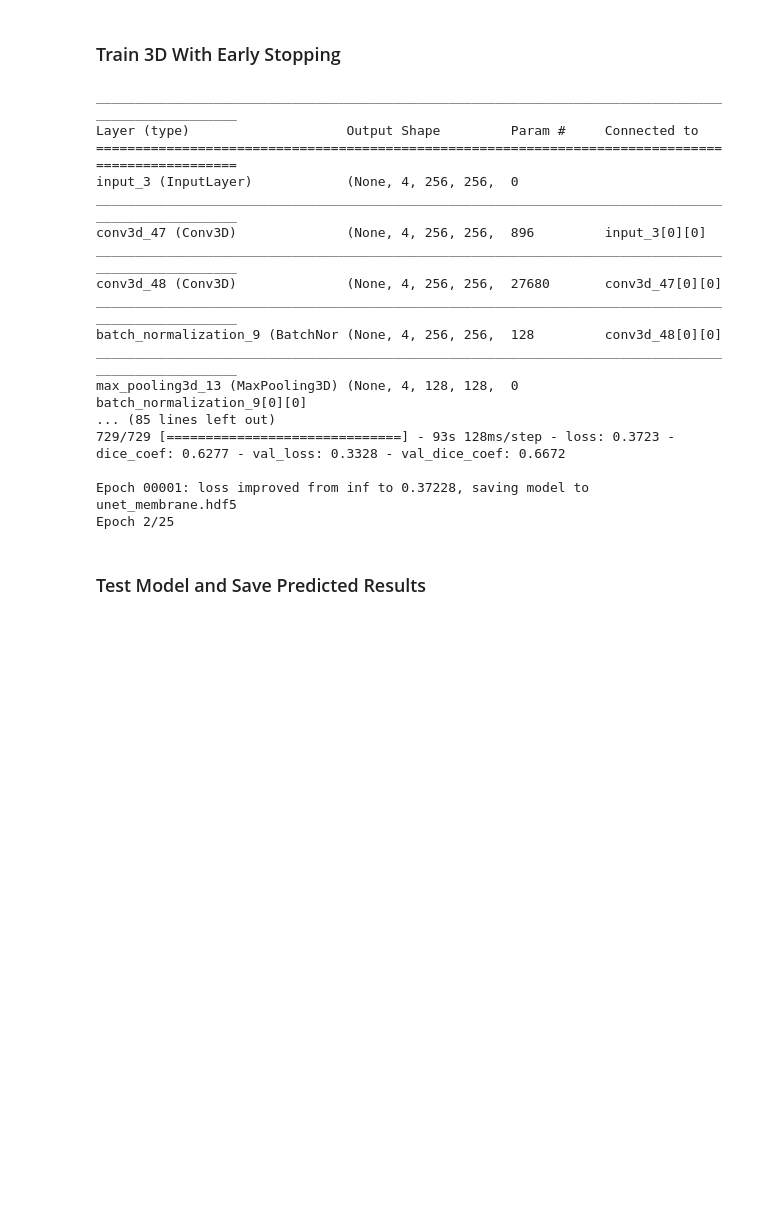
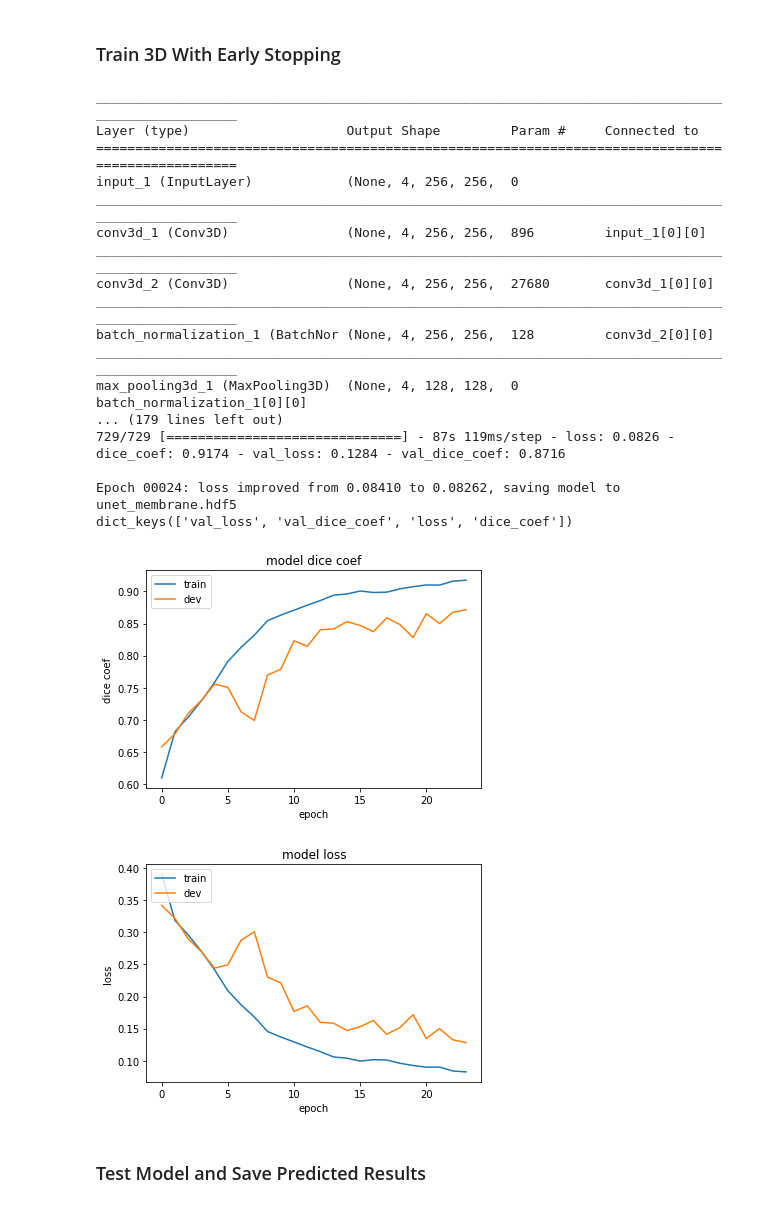
Before and after one commit to sara-nasiriamini/cnn-based-semantic-segmentation-of-aorta, a Jupyter notebook: unet-final/train_3D.ipynb, the cells around one changed output. Cells and saved outputs as stored; diff of their text form; code cells hidden in the pictures; blank space fills up the shorter version.

```diff
--- a/unet-final/train_3D.ipynb
+++ b/unet-final/train_3D.ipynb
@@ -22,7 +22,7 @@ The input shape of mask: (num_z_img, batch_size, rows,cols, channel = 3) (4x256x
 ### Train 3D With Early Stopping
 # %%
 callbacks = [
-    EarlyStopping(monitor='loss', min_delta=0.02, patience=2, verbose=0),
+    EarlyStopping(monitor='loss', min_delta=0.02, patience=8, verbose=0),
     ModelCheckpoint('unet_membrane.hdf5', monitor='loss',verbose = 1, save_best_only = True),
 ]
 
@@ -37,42 +37,44 @@ model = unet3d()
 history = model.fit(x_train, y_train, validation_data=(x_dev, y_dev), batch_size = 4, epochs = 25, callbacks = callbacks)
 
 print(history.history.keys())
 
 # summarize history for dice score
 plt.plot(history.history['dice_coef'])
 plt.plot(history.history['val_dice_coef'])
 plt.title('model dice coef')
 plt.ylabel('dice coef')
 plt.xlabel('epoch')
 plt.legend(['train', 'dev'], loc='upper left')
 plt.show()
 
 # summarize history for loss
 plt.plot(history.history['loss'])
 plt.plot(history.history['val_loss'])
 plt.title('model loss')
 plt.ylabel('loss')
 plt.xlabel('epoch')
 plt.legend(['train', 'dev'], loc='upper left')
 plt.show()
 # %% [output]
 __________________________________________________________________________________________________
 Layer (type)                    Output Shape         Param #     Connected to
 ==================================================================================================
-input_3 (InputLayer)            (None, 4, 256, 256,  0
+input_1 (InputLayer)            (None, 4, 256, 256,  0
 __________________________________________________________________________________________________
-conv3d_47 (Conv3D)              (None, 4, 256, 256,  896         input_3[0][0]
+conv3d_1 (Conv3D)               (None, 4, 256, 256,  896         input_1[0][0]
 __________________________________________________________________________________________________
-conv3d_48 (Conv3D)              (None, 4, 256, 256,  27680       conv3d_47[0][0]
+conv3d_2 (Conv3D)               (None, 4, 256, 256,  27680       conv3d_1[0][0]
 __________________________________________________________________________________________________
-batch_normalization_9 (BatchNor (None, 4, 256, 256,  128         conv3d_48[0][0]
+batch_normalization_1 (BatchNor (None, 4, 256, 256,  128         conv3d_2[0][0]
 __________________________________________________________________________________________________
-max_pooling3d_13 (MaxPooling3D) (None, 4, 128, 128,  0           batch_normalization_9[0][0]
-... (85 lines left out)
-729/729 [==============================] - 93s 128ms/step - loss: 0.3723 - dice_coef: 0.6277 - val_loss: 0.3328 - val_dice_coef: 0.6672
+max_pooling3d_1 (MaxPooling3D)  (None, 4, 128, 128,  0           batch_normalization_1[0][0]
+... (179 lines left out)
+729/729 [==============================] - 87s 119ms/step - loss: 0.0826 - dice_coef: 0.9174 - val_loss: 0.1284 - val_dice_coef: 0.8716
 
-Epoch 00001: loss improved from inf to 0.37228, saving model to unet_membrane.hdf5
-Epoch 2/25
+Epoch 00024: loss improved from 0.08410 to 0.08262, saving model to unet_membrane.hdf5
+dict_keys(['val_loss', 'val_dice_coef', 'loss', 'dice_coef'])
+[figure, added]
+[figure, added]
 # %% [markdown]
 ### Test Model and Save Predicted Results
 # %%
```
Also changed, not shown: parts of 1 cell of this notebook.
